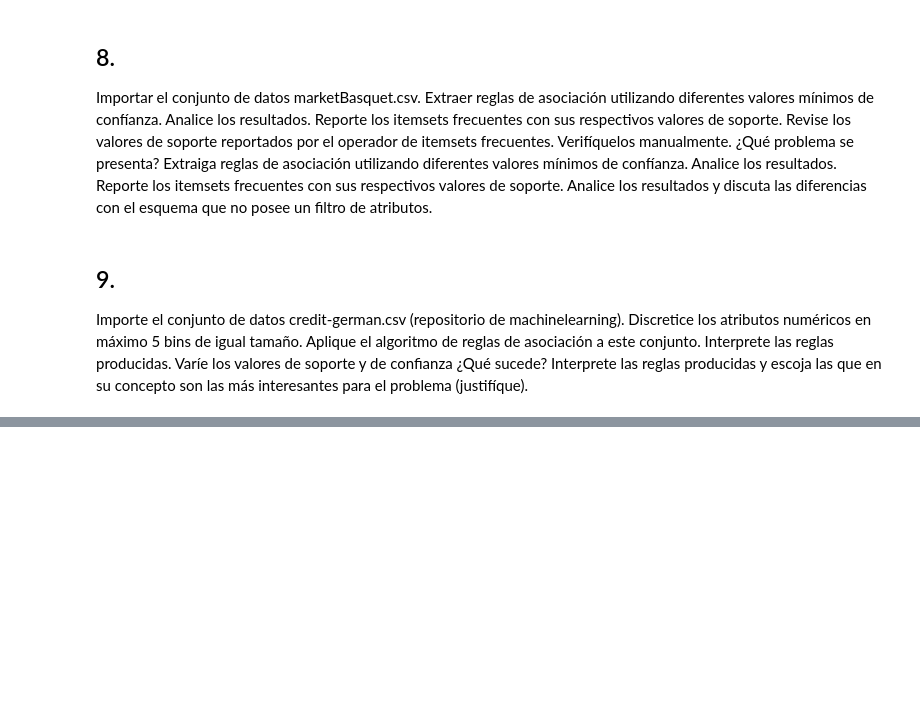
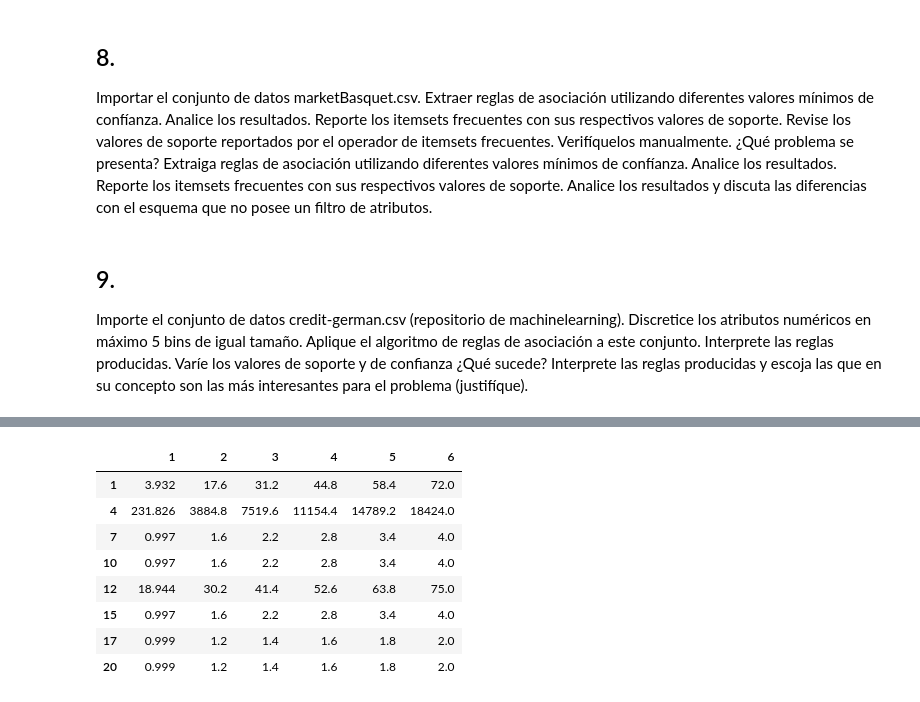
Before and after one commit to acmoral/ProyectoMineria, a Jupyter notebook: Talleres/Taller2/taller2.ipynb, the cells around one changed output, grey strips where cells are left out. Cells and saved outputs as stored; diff of their text form; code cells hidden in the pictures; blank space fills up the shorter version.

```diff
--- a/Talleres/Taller2/taller2.ipynb
+++ b/Talleres/Taller2/taller2.ipynb
@@ -233,0 +263,12 @@ son las más interesantes para el problema (justifíque).
+# %%
+bins_values
+# %% [output]
+|  | 1 | 2 | 3 | 4 | 5 | 6 |
+| 1 | 3.932 | 17.6 | 31.2 | 44.8 | 58.4 | 72.0 |
+| 4 | 231.826 | 3884.8 | 7519.6 | 11154.4 | 14789.2 | 18424.0 |
+| 7 | 0.997 | 1.6 | 2.2 | 2.8 | 3.4 | 4.0 |
+| 10 | 0.997 | 1.6 | 2.2 | 2.8 | 3.4 | 4.0 |
+| 12 | 18.944 | 30.2 | 41.4 | 52.6 | 63.8 | 75.0 |
+| 15 | 0.997 | 1.6 | 2.2 | 2.8 | 3.4 | 4.0 |
+| 17 | 0.999 | 1.2 | 1.4 | 1.6 | 1.8 | 2.0 |
+| 20 | 0.999 | 1.2 | 1.4 | 1.6 | 1.8 | 2.0 |
```
Also changed, not shown: parts of 12 cells of this notebook, 1 other file.
